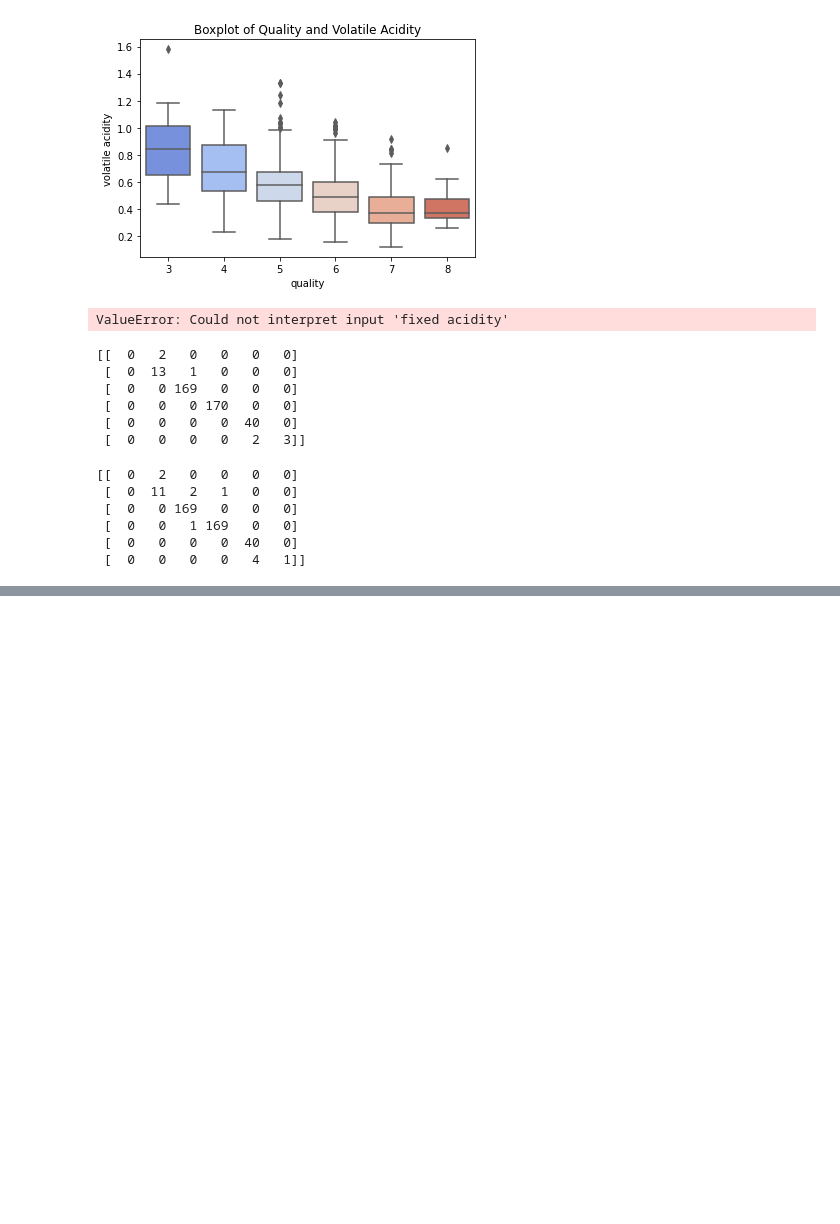
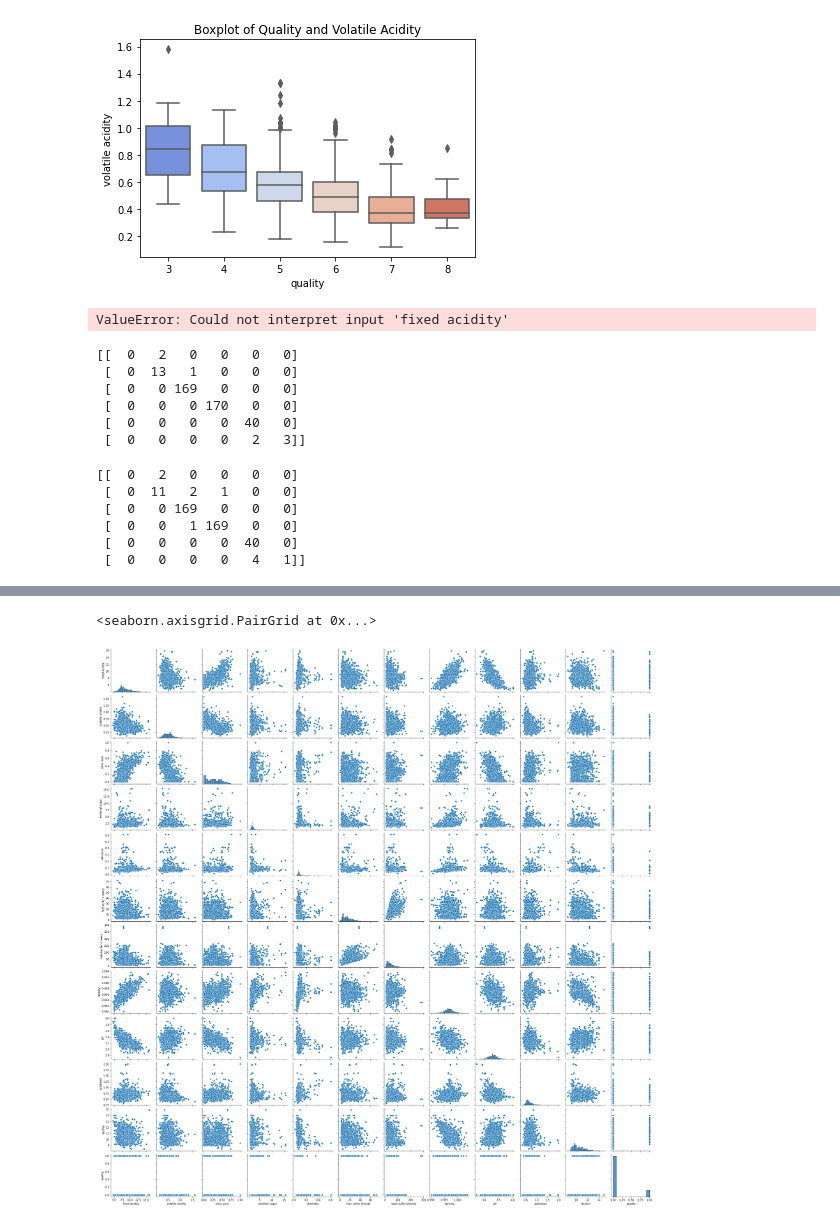
Before and after one commit to renecartaya/Quality-Analysis, a Jupyter notebook: Quality_Analysis.ipynb, the cells around one changed output, grey strips where cells are left out. Saved outputs shown, nothing was run; the diff lists cells and outputs as text; code cells hidden in the pictures; blank space fills up the shorter version.

```diff
--- a/Quality_Analysis.ipynb
+++ b/Quality_Analysis.ipynb
@@ -216,0 +272,5 @@ print(cm)
+# %%
+sns.pairplot(wine)
+# %% [output]
+<seaborn.axisgrid.PairGrid at 0x...>
+[figure, added]
```
Also changed, not shown: parts of 37 cells of this notebook.
